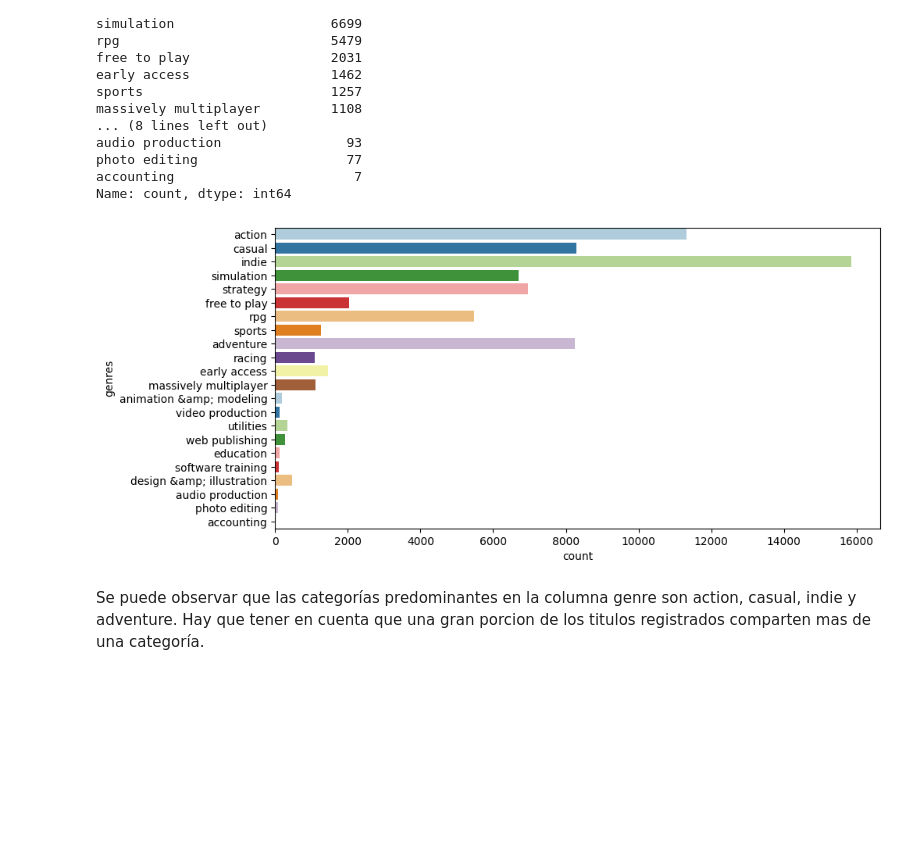
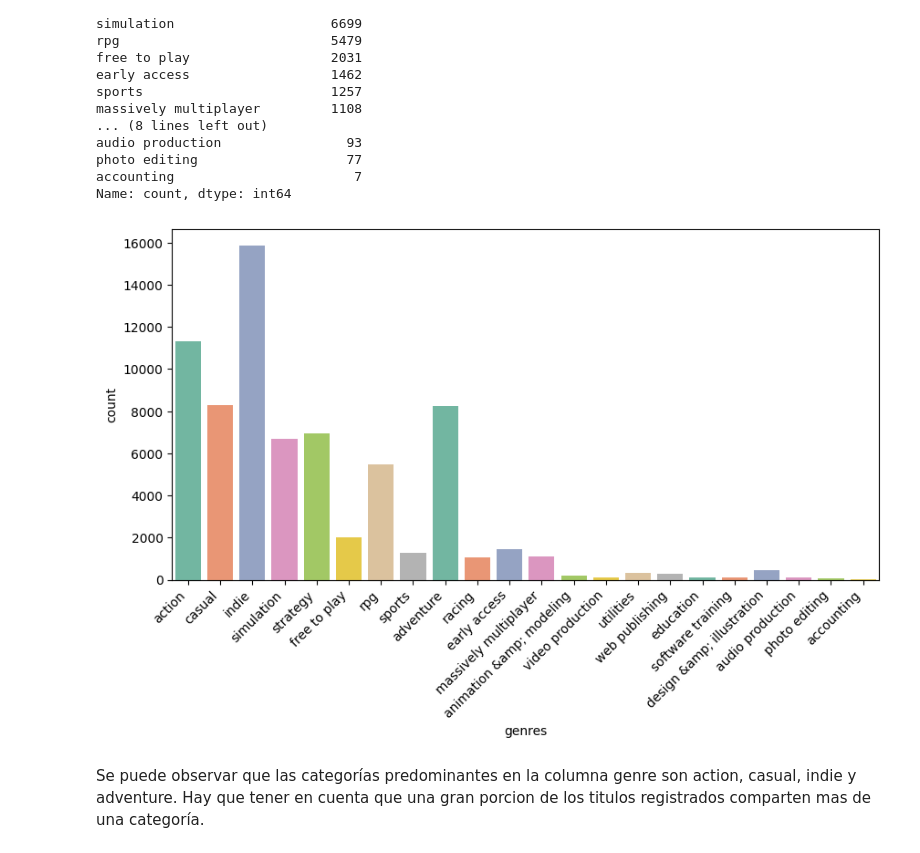
Before and after one commit to LeandroHerner/PI_01, a Jupyter notebook: EDA_Steam_Games.ipynb, the cells around one changed output. Drawn from its saved outputs; the diff is of its cells as text; code cells hidden in the pictures; blank space fills up the shorter version.

```diff
--- a/EDA_Steam_Games.ipynb
+++ b/EDA_Steam_Games.ipynb
@@ -131,11 +135,12 @@ Name: count, dtype: int64
 # %%
 # Se procede a graficar la columna genres a fin de entender mejor la distribución de las categorias registradas en la columna genres
 plt.figure(figsize=(10,5))
-color = sns.color_palette("Paired")
-sns.countplot(data=steam_games, y='genres', orient='h', palette=color)
+color = sns.color_palette("Set2")
+sns.countplot(data=steam_games, x='genres', orient='h', palette=color)
+plt.xticks(rotation=45, ha='right', fontsize=10)
 plt.show()
 # %% [output]
-[figure, old version]
+[figure, new version]
 # %% [markdown]
 Se puede observar que las categorías predominantes en la columna genre son action, casual, indie y adventure. Hay que tener en cuenta que una gran porcion de los titulos registrados comparten mas de una categoría.
 # %%
```
Also changed, not shown: parts of 9 cells of this notebook, 8 other files.
